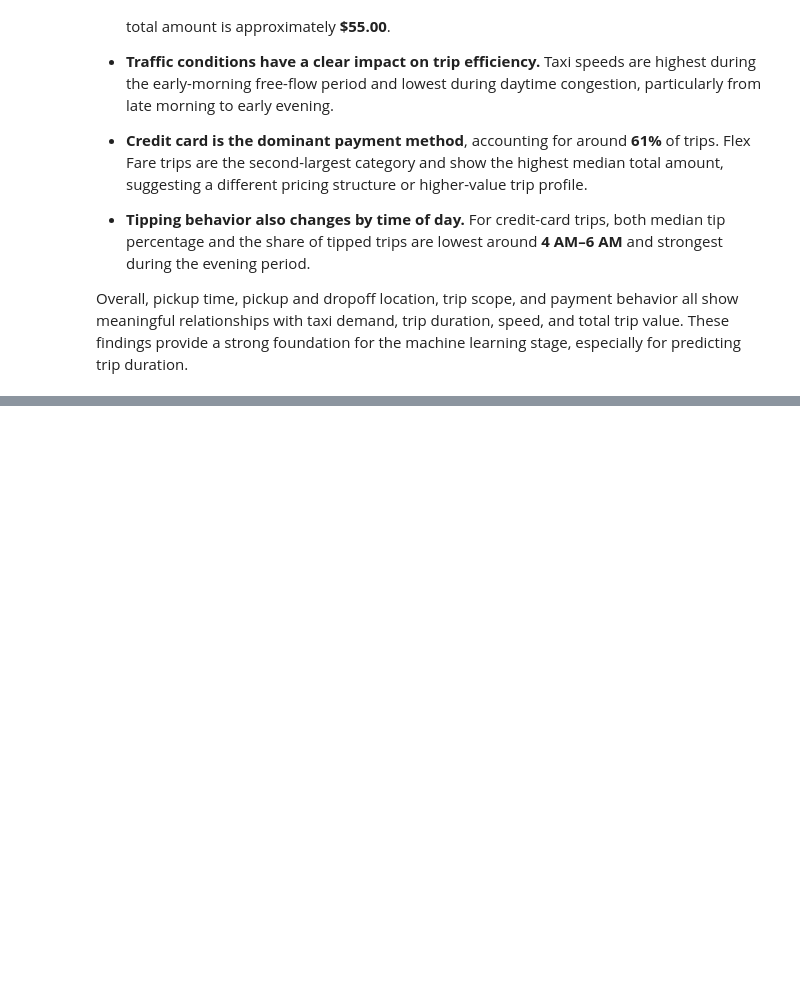
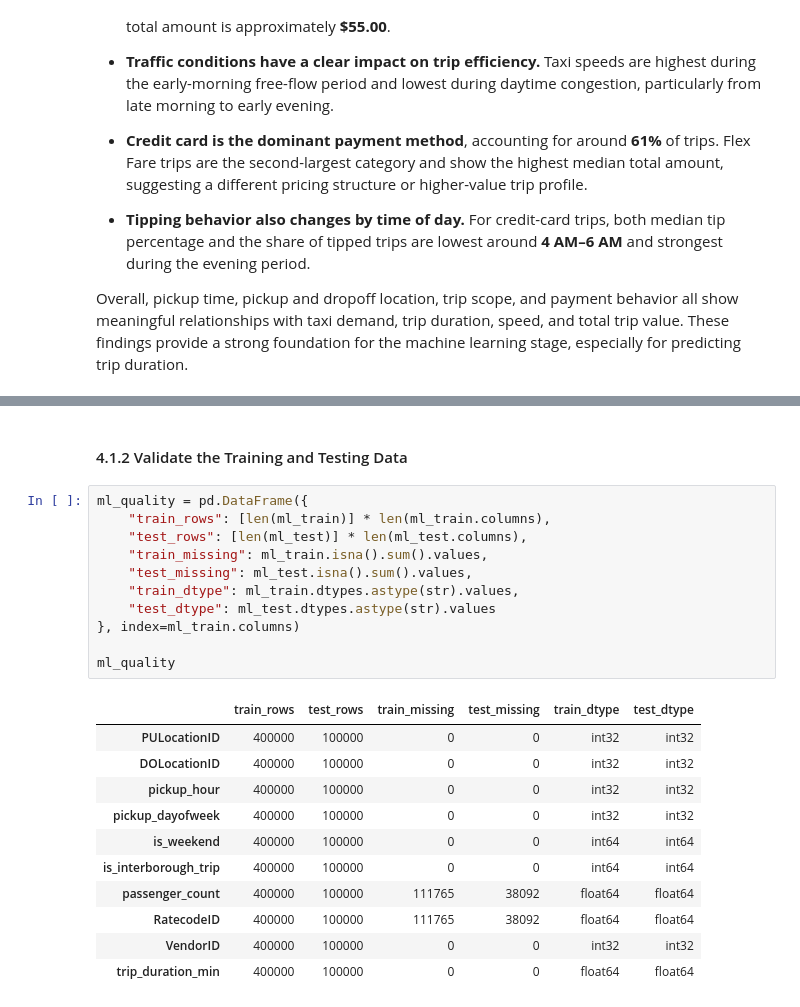
Before and after one commit to fathirrizkifadillah/NYC-Yellow-Taxi-Trip-Analysis, a Jupyter notebook: main.ipynb, the cells around one changed output, grey strips where cells are left out. Cells and saved outputs as stored; diff of their text form; blank space fills up the shorter version.

```diff
--- a/main.ipynb
+++ b/main.ipynb
@@ -1821,0 +1889,25 @@ Overall, pickup time, pickup and dropoff location, trip scope, and payment behav
+# %% [markdown]
+#### 4.1.2 Validate the Training and Testing Data
+# %%
+ml_quality = pd.DataFrame({
+    "train_rows": [len(ml_train)] * len(ml_train.columns),
+    "test_rows": [len(ml_test)] * len(ml_test.columns),
+    "train_missing": ml_train.isna().sum().values,
+    "test_missing": ml_test.isna().sum().values,
+    "train_dtype": ml_train.dtypes.astype(str).values,
+    "test_dtype": ml_test.dtypes.astype(str).values
+}, index=ml_train.columns)
+
+ml_quality
+# %% [output]
+|  | train_rows | test_rows | train_missing | test_missing | train_dtype | test_dtype |
+| PULocationID | 400000 | 100000 | 0 | 0 | int32 | int32 |
+| DOLocationID | 400000 | 100000 | 0 | 0 | int32 | int32 |
+| pickup_hour | 400000 | 100000 | 0 | 0 | int32 | int32 |
+| pickup_dayofweek | 400000 | 100000 | 0 | 0 | int32 | int32 |
+| is_weekend | 400000 | 100000 | 0 | 0 | int64 | int64 |
+| is_interborough_trip | 400000 | 100000 | 0 | 0 | int64 | int64 |
+| passenger_count | 400000 | 100000 | 111765 | 38092 | float64 | float64 |
+| RatecodeID | 400000 | 100000 | 111765 | 38092 | float64 | float64 |
+| VendorID | 400000 | 100000 | 0 | 0 | int32 | int32 |
+| trip_duration_min | 400000 | 100000 | 0 | 0 | float64 | float64 |
```
Also changed, not shown: parts of 5 cells of this notebook.
